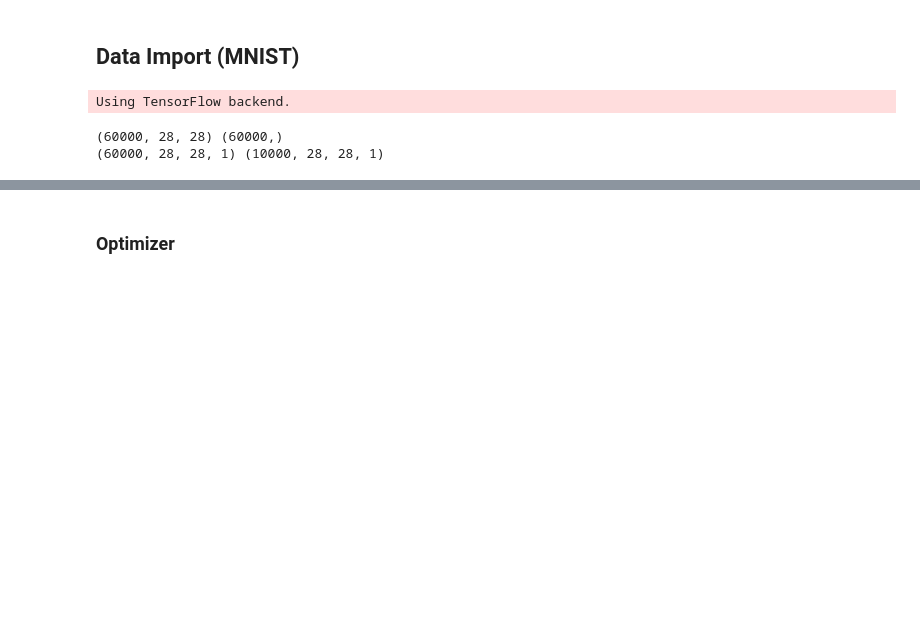
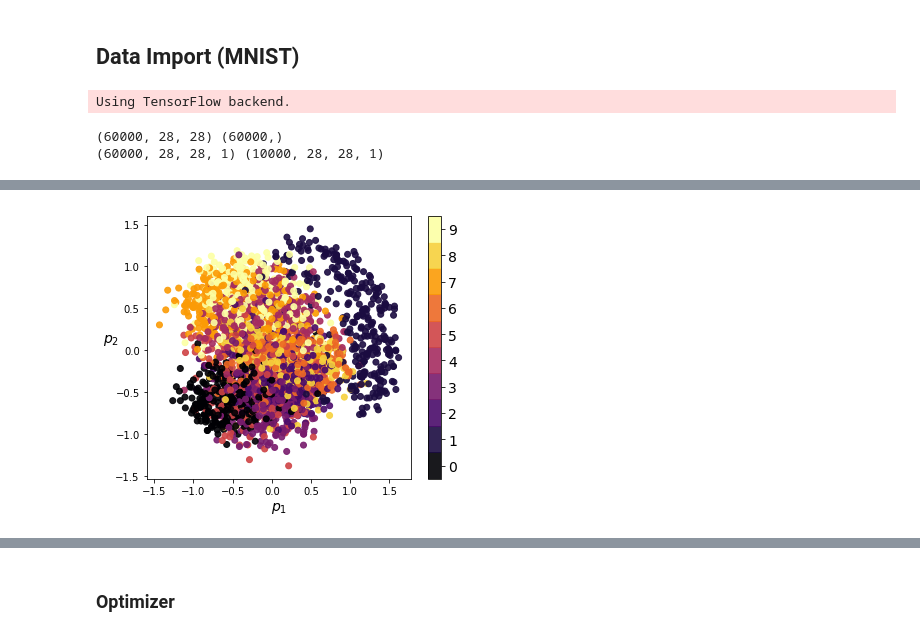
Before and after one commit to mathybit/ml-tutorials, a Jupyter notebook: autoencoders.ipynb, the cells around one changed output, grey strips where cells are left out. Drawn from its saved outputs; the diff is of its cells as text; code cells hidden in the pictures; blank space fills up the shorter version.

```diff
--- a/autoencoders.ipynb
+++ b/autoencoders.ipynb
@@ -145,0 +499,4 @@ In fact, if we don't use any nonlinear activations, training will result in the
+# %%
+n_points = 3000
+X_batch, y_batch = random_batch(X_train, y_train, n_points)
+X_enc = encoder.predict(X_batch)
@@ -145,0 +511,32 @@ In fact, if we don't use any nonlinear activations, training will result in the
+# %%
+fig = plt.figure(figsize=(5.5,4.5))
+
+colors = y_batch
+colormap = plt.get_cmap('inferno', 10)
+
+p = plt.scatter(X2d[:, 0], X2d[:, 1],
+        c=colors, cmap=colormap, marker='o', alpha=0.9
+)
+
+plt.xlabel("$p_1$", fontsize=14)
+plt.ylabel("$p_2$", fontsize=14).set_rotation(0)
+plt.axis('tight')
+
+cbar = fig.colorbar(p)
+# The color bar values range from 0 to 9 (10 total values), and
+# each data point should have a label located at the middle of each bin.
+# The bins are: 0.5*(9.0/10.0), 1.5*(9.0/10.0), etc.
+tick_labels = [d for d in range(10)]
+tick_locations = []
+for i in tick_labels:
+    tick_locations.append(  (i + 0.5)*(9.0/10.0)  )
+cbar.set_ticks(tick_locations)
+cbar.set_ticklabels(tick_labels)
+cbar.ax.tick_params(labelsize=14)
+
+plt.tight_layout()
+fig_save_path = "images/" + model_name + "_pca2d-all.png"
+plt.savefig(fig_save_path, transparent=True) #dpi=100
+plt.show()
+# %% [output]
+[figure, added]
```
Also changed, not shown: parts of 185 cells of this notebook, 47 other files.
